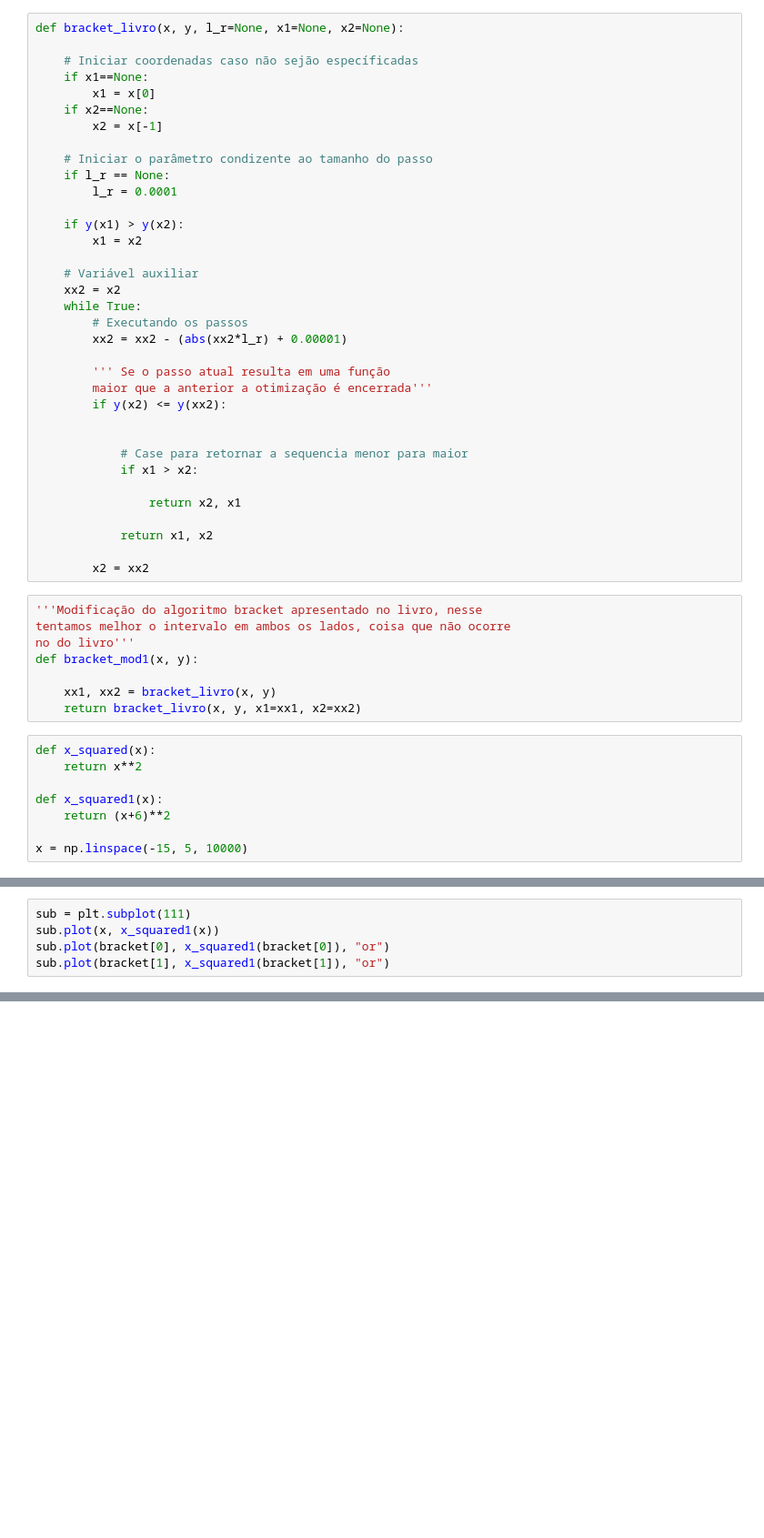
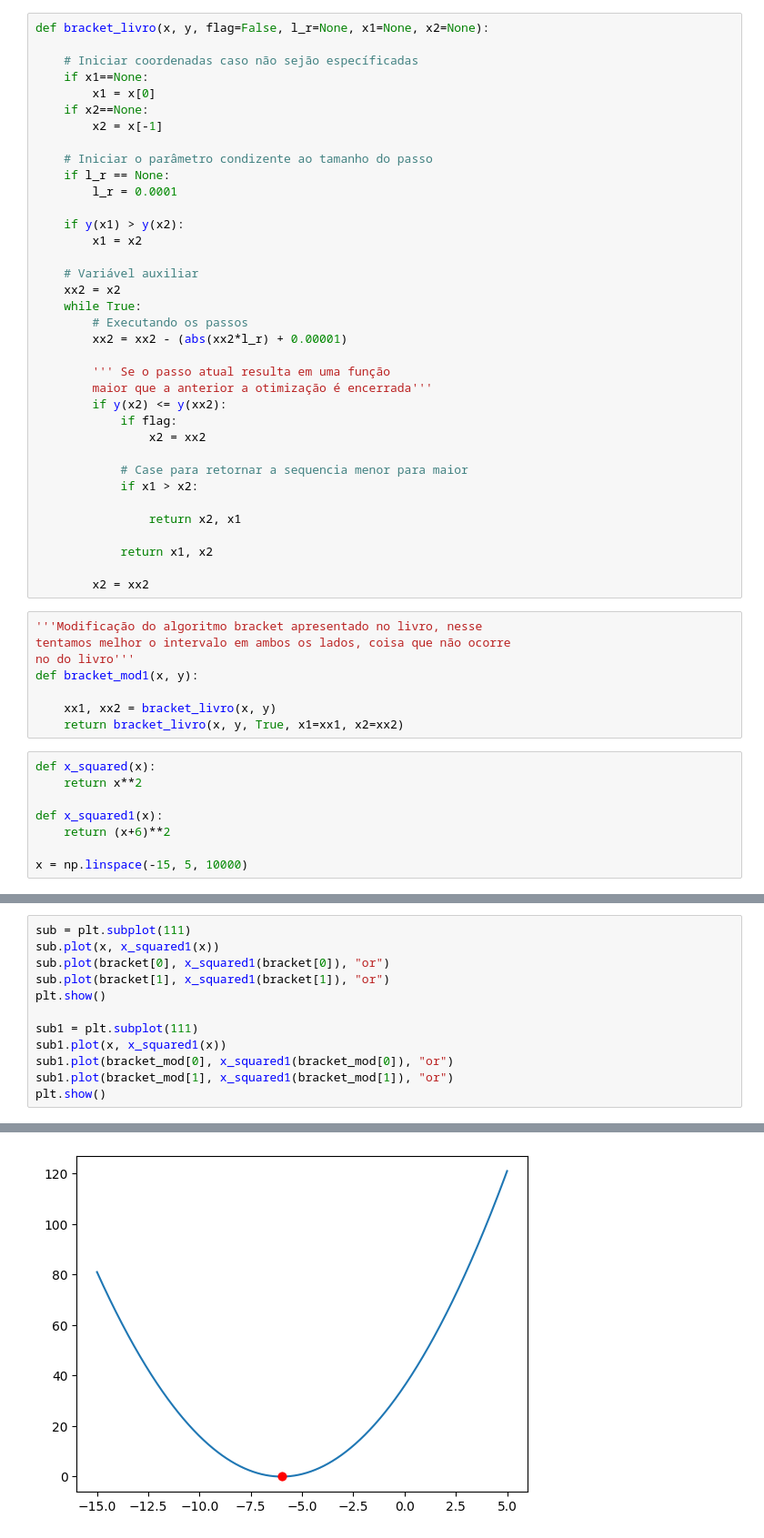
Before and after one commit to MarcoAfB/Optimization, a Jupyter notebook: Optimization_Algoritmos.ipynb, the cells around one changed output, grey strips where cells are left out. Shown: that part at 91% size. Cells and saved outputs as stored; diff of their text form; blank space fills up the shorter version.

```diff
--- a/Optimization_Algoritmos.ipynb
+++ b/Optimization_Algoritmos.ipynb
@@ -2,7 +2,7 @@
 import numpy  as np
 import matplotlib.pyplot as plt
 # %%
-def bracket_livro(x, y, l_r=None, x1=None, x2=None):
+def bracket_livro(x, y, flag=False, l_r=None, x1=None, x2=None):
 
     # Iniciar coordenadas caso não sejão específicadas
     if x1==None:
@@ -26,7 +26,8 @@ def bracket_livro(x, y, l_r=None, x1=None, x2=None):
         ''' Se o passo atual resulta em uma função
         maior que a anterior a otimização é encerrada'''
         if y(x2) <= y(xx2):
-
+            if flag:
+                x2 = xx2
 
             # Case para retornar a sequencia menor para maior
             if x1 > x2:
@@ -43,7 +44,7 @@ no do livro'''
 def bracket_mod1(x, y):
 
     xx1, xx2 = bracket_livro(x, y)
-    return bracket_livro(x, y, x1=xx1, x2=xx2)
+    return bracket_livro(x, y, True, x1=xx1, x2=xx2)
 # %%
 def x_squared(x):
     return x**2
@@ -65,4 +66,11 @@ sub = plt.subplot(111)
 sub.plot(x, x_squared1(x))
 sub.plot(bracket[0], x_squared1(bracket[0]), "or")
 sub.plot(bracket[1], x_squared1(bracket[1]), "or")
+plt.show()
+
+sub1 = plt.subplot(111)
+sub1.plot(x, x_squared1(x))
+sub1.plot(bracket_mod[0], x_squared1(bracket_mod[0]), "or")
+sub1.plot(bracket_mod[1], x_squared1(bracket_mod[1]), "or")
+plt.show()
 # %% [output]
@@ -70 +77,2 @@ sub.plot(bracket[1], x_squared1(bracket[1]), "or")
 [figure]
+[figure, added]
```
Also changed, not shown: parts of 4 cells of this notebook.
